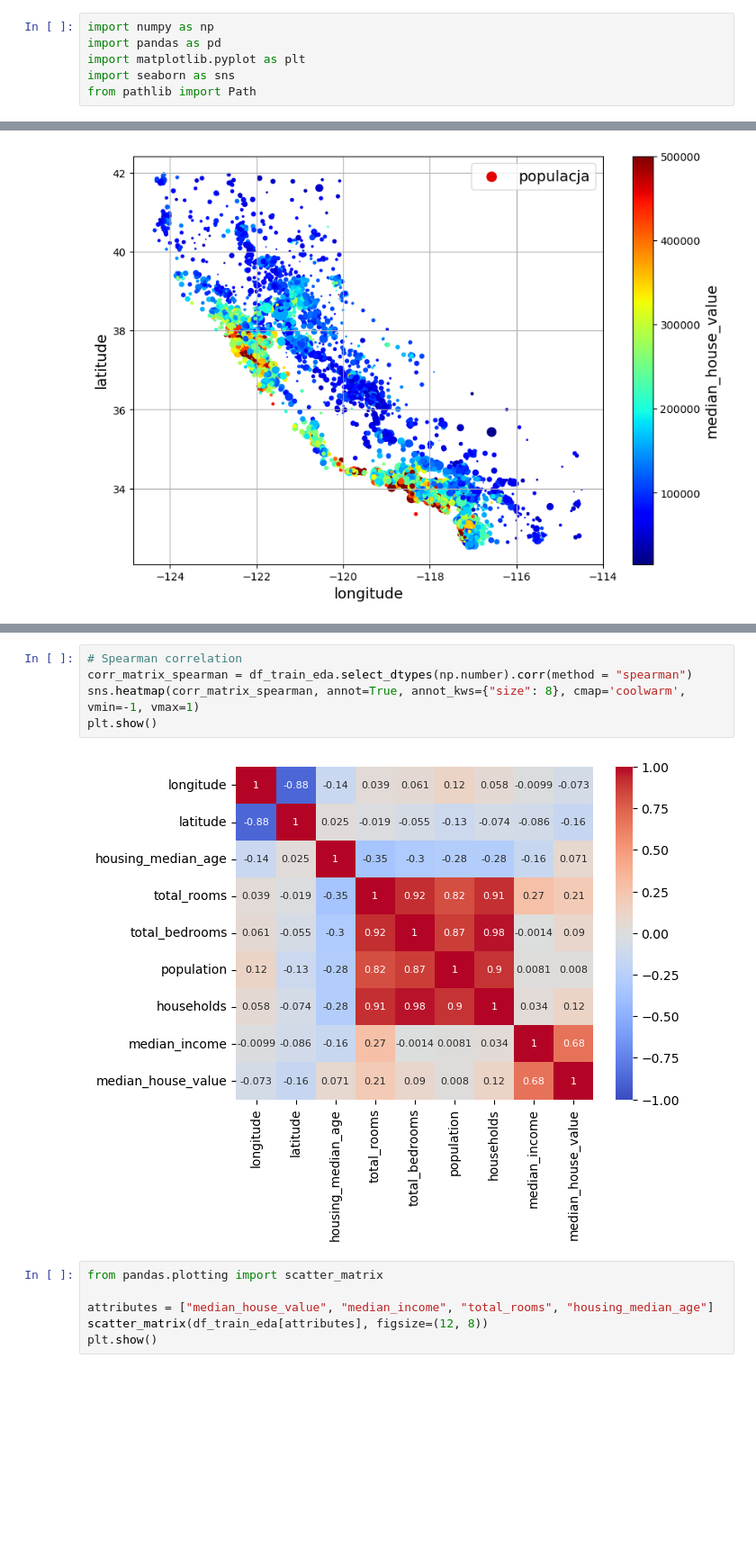
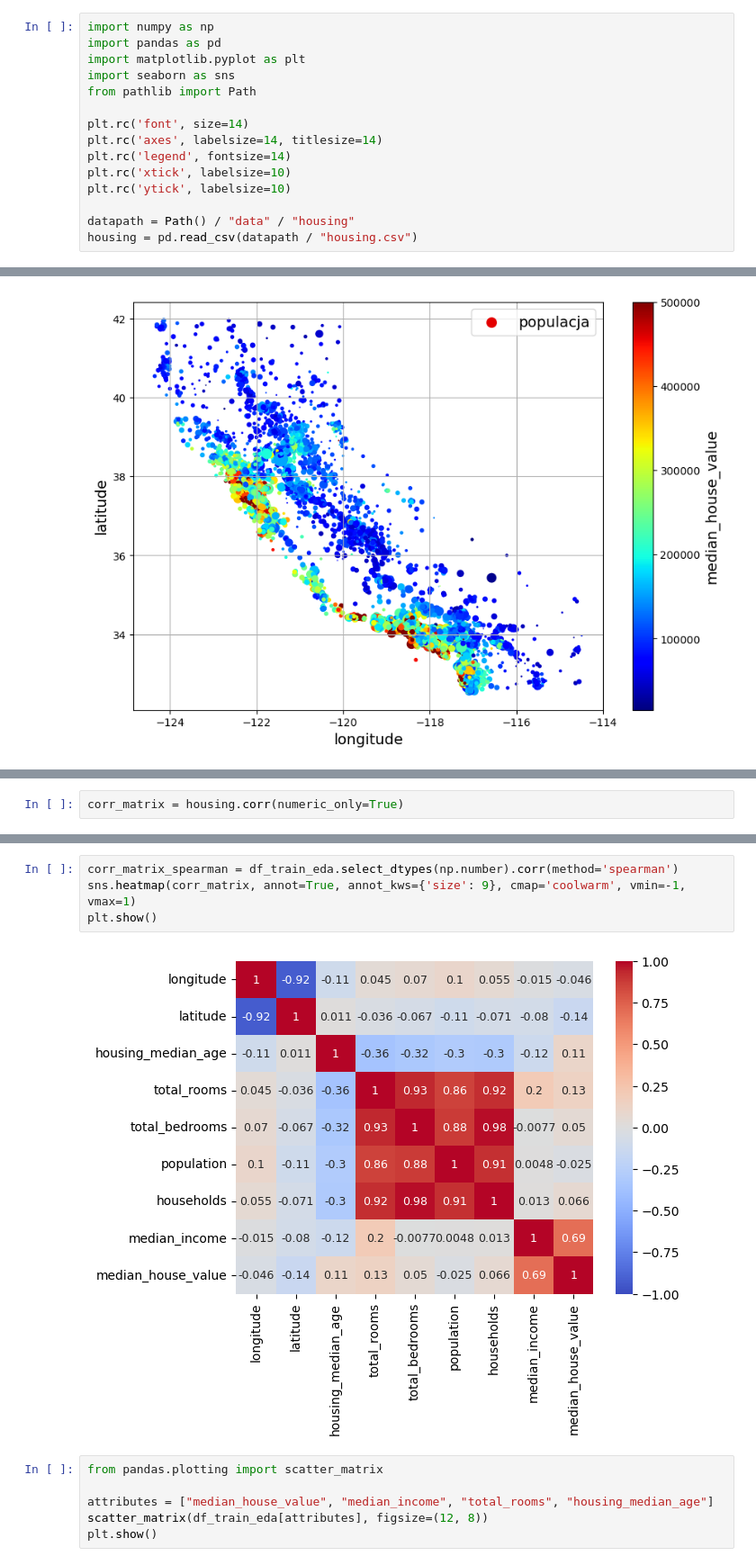
Before and after one commit to MikolajKochaniak/uczenie_maszynowe, a Jupyter notebook: 02mk.ipynb, the cells around one changed output, grey strips where cells are left out. Shown at 90% size. Drawn from its saved outputs; the diff is of its cells as text; blank space fills up the shorter version.

```diff
--- a/02mk.ipynb
+++ b/02mk.ipynb
@@ -4,6 +4,15 @@ import pandas as pd
 import matplotlib.pyplot as plt
 import seaborn as sns
 from pathlib import Path
+
+plt.rc('font', size=14)
+plt.rc('axes', labelsize=14, titlesize=14)
+plt.rc('legend', fontsize=14)
+plt.rc('xtick', labelsize=10)
+plt.rc('ytick', labelsize=10)
+
+datapath = Path() / "data" / "housing"
+housing = pd.read_csv(datapath / "housing.csv")
 # %%
 plt.rc('font', size=14)
 plt.rc('axes', labelsize=14, titlesize=14)
@@ -172,3 +179,5 @@ corr_matrix = df_train_eda.select_dtypes(np.number).corr()
+# %%
+corr_matrix = housing.corr(numeric_only=True)
 # %%
 corr_matrix["median_house_value"].sort_values(ascending=False)
 # %% [output]
@@ -190,10 +199,9 @@ plt.show()
 # %%
-# Spearman correlation
-corr_matrix_spearman = df_train_eda.select_dtypes(np.number).corr(method = "spearman")
-sns.heatmap(corr_matrix_spearman, annot=True, annot_kws={"size": 8}, cmap='coolwarm', vmin=-1, vmax=1)
+corr_matrix_spearman = df_train_eda.select_dtypes(np.number).corr(method='spearman')
+sns.heatmap(corr_matrix, annot=True, annot_kws={'size': 9}, cmap='coolwarm', vmin=-1, vmax=1)
 plt.show()
 # %% [output]
-[figure, old version]
+[figure, new version]
 # %%
 from pandas.plotting import scatter_matrix
 
```
Also changed, not shown: parts of 80 cells of this notebook, 2 other files.
